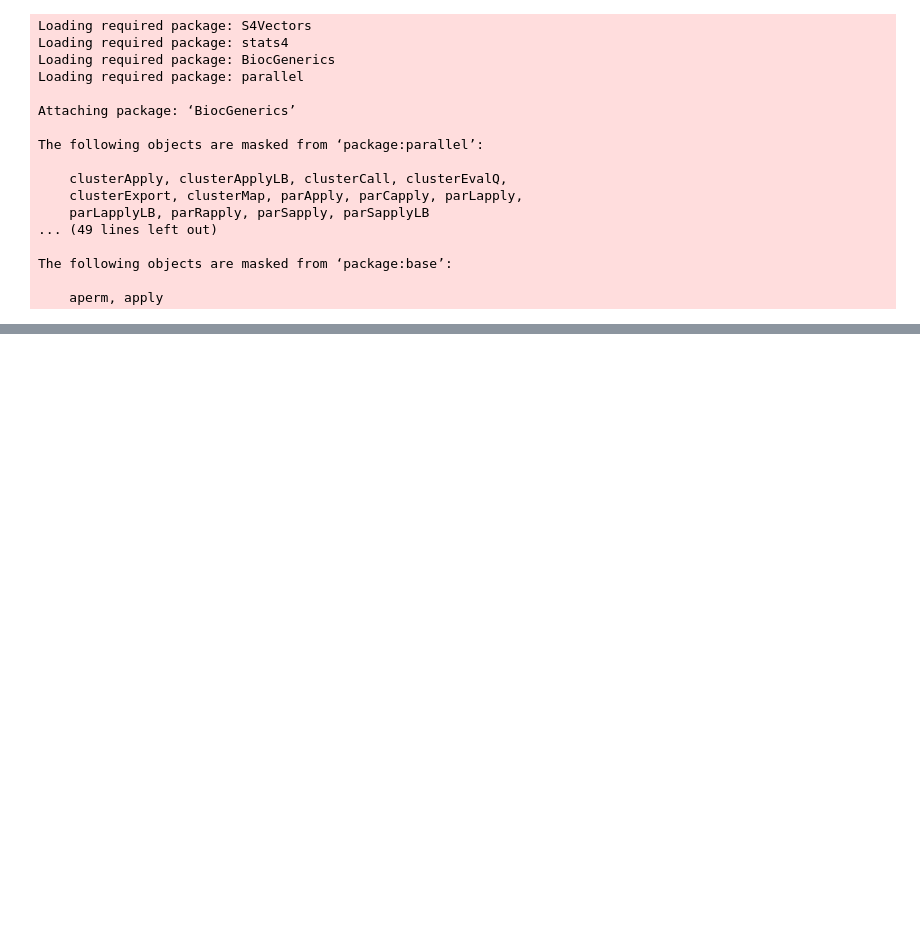
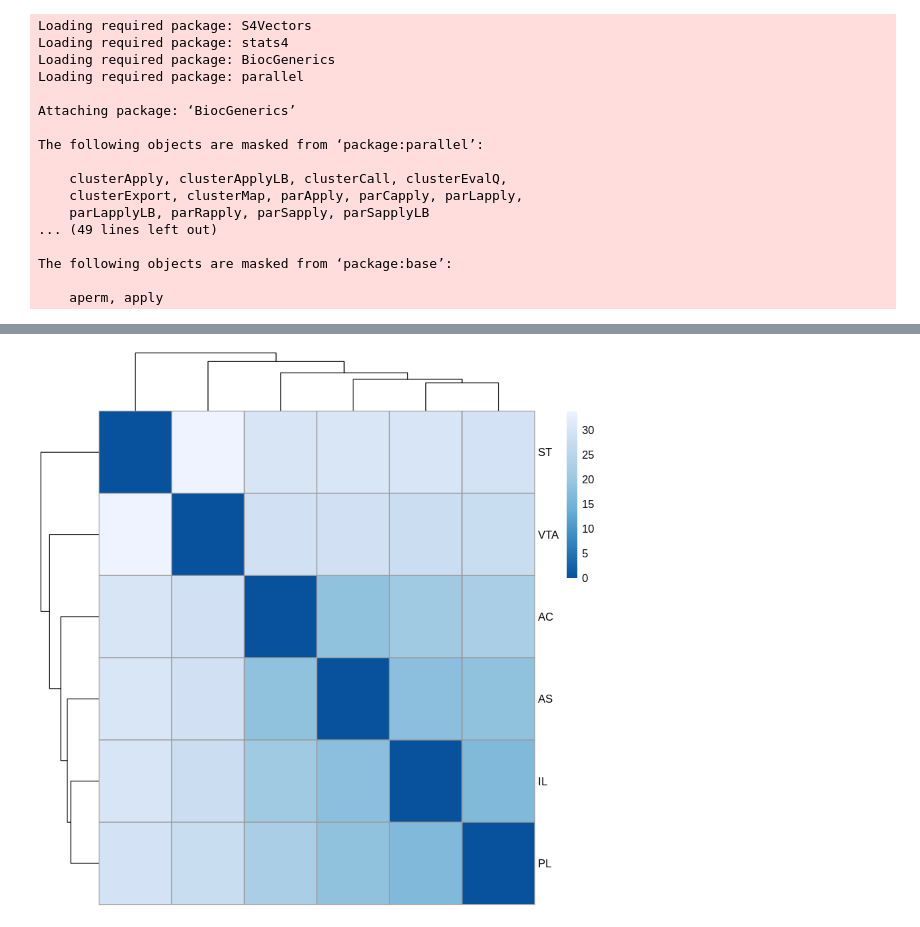
Before and after one commit to sjroth/Rat-Pilot-Analysis, a Jupyter notebook: Notebooks/SampleHeatmap.ipynb, the cells around one changed output, grey strips where cells are left out. Saved outputs shown, nothing was run; the diff lists cells and outputs as text; code cells hidden in the pictures; blank space fills up the shorter version.

```diff
--- a/Notebooks/SampleHeatmap.ipynb
+++ b/Notebooks/SampleHeatmap.ipynb
@@ -51,0 +83,7 @@ A data.frame: 6 × 25
+# %%
+pheatmap(promoterDistsMatrix,
+         clustering_distance_rows=promoterDists,
+         clustering_distance_cols=promoterDists,
+         col=colors)
+# %% [output]
+[figure, added]
```
Also changed, not shown: parts of 13 cells of this notebook, 1 other file.
